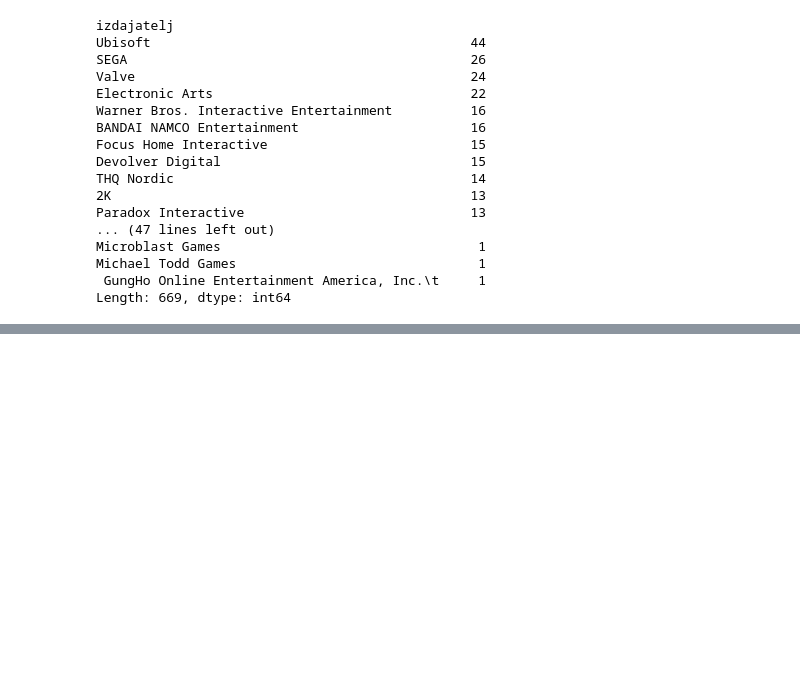
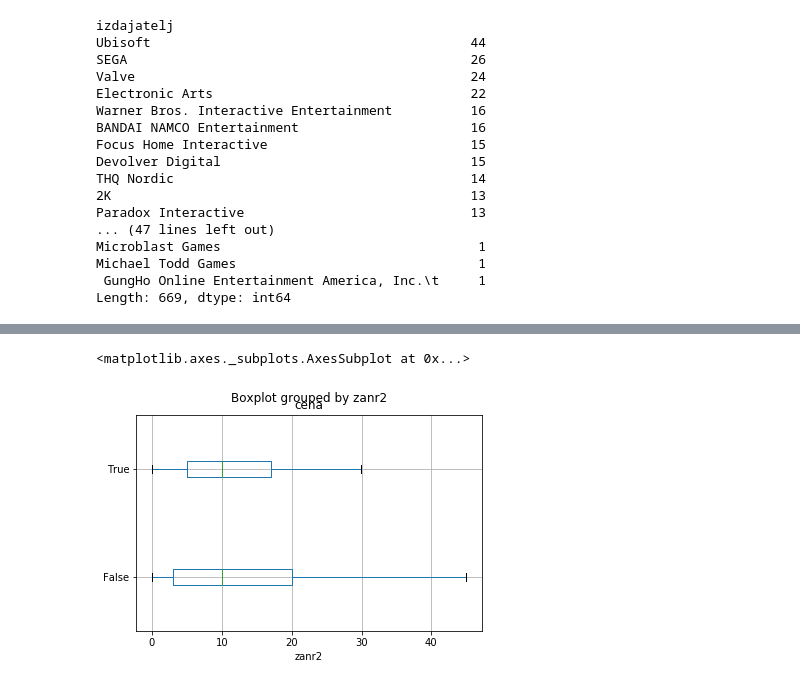
Before and after one commit to gregaSaksida/Steam, a Jupyter notebook: analiza.ipynb, the cells around one changed output, grey strips where cells are left out. Saved outputs shown, nothing was run; the diff lists cells and outputs as text; code cells hidden in the pictures; blank space fills up the shorter version.

```diff
--- a/analiza.ipynb
+++ b/analiza.ipynb
@@ -189,0 +240,5 @@ Takoj vidimo, da je razvijalcev več kot izdajateljev. Nekateri majhni razvijalc
+# %%
+tabela1.boxplot(column=['cena'], by='zanr2', showfliers=False, vert=False)
+# %% [output]
+<matplotlib.axes._subplots.AxesSubplot at 0x...>
+[figure, added]
```
Also changed, not shown: parts of 15 cells of this notebook.
